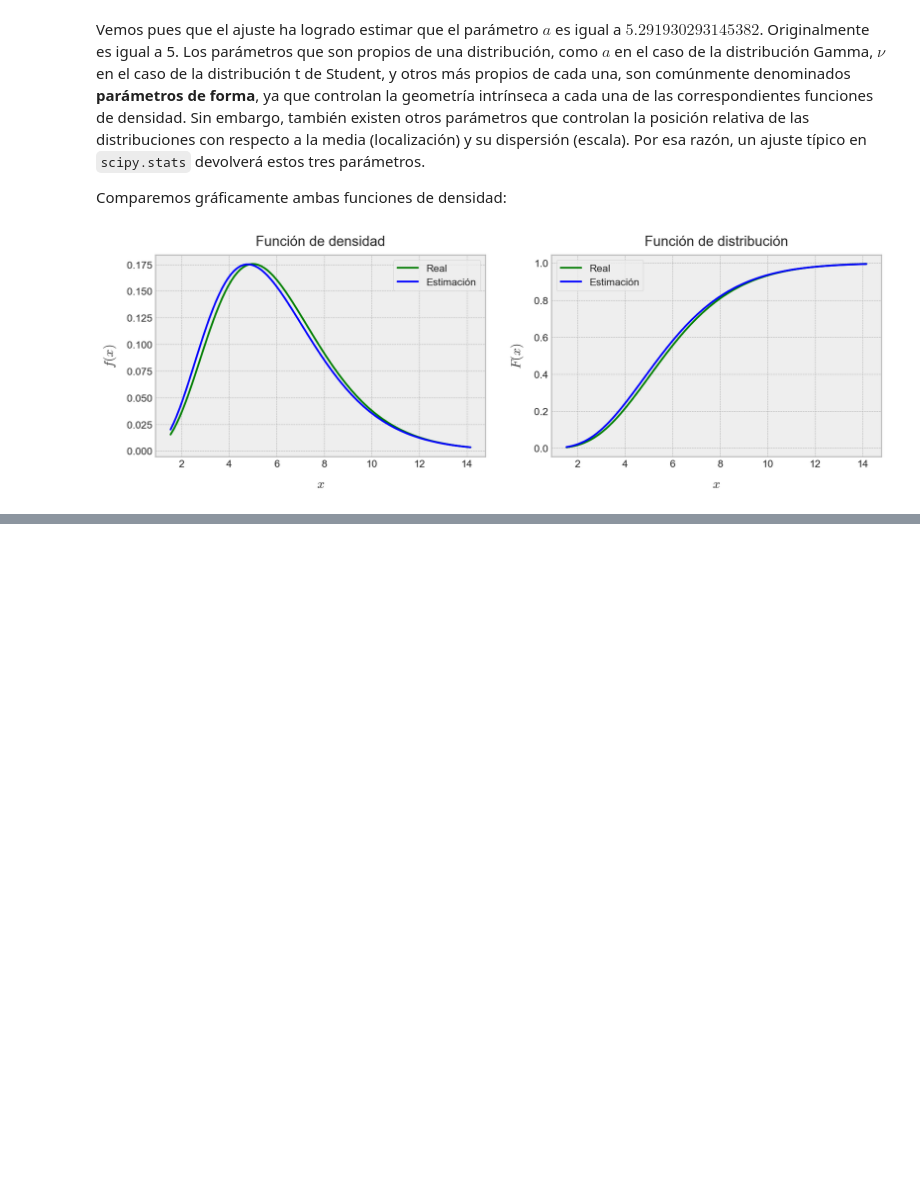
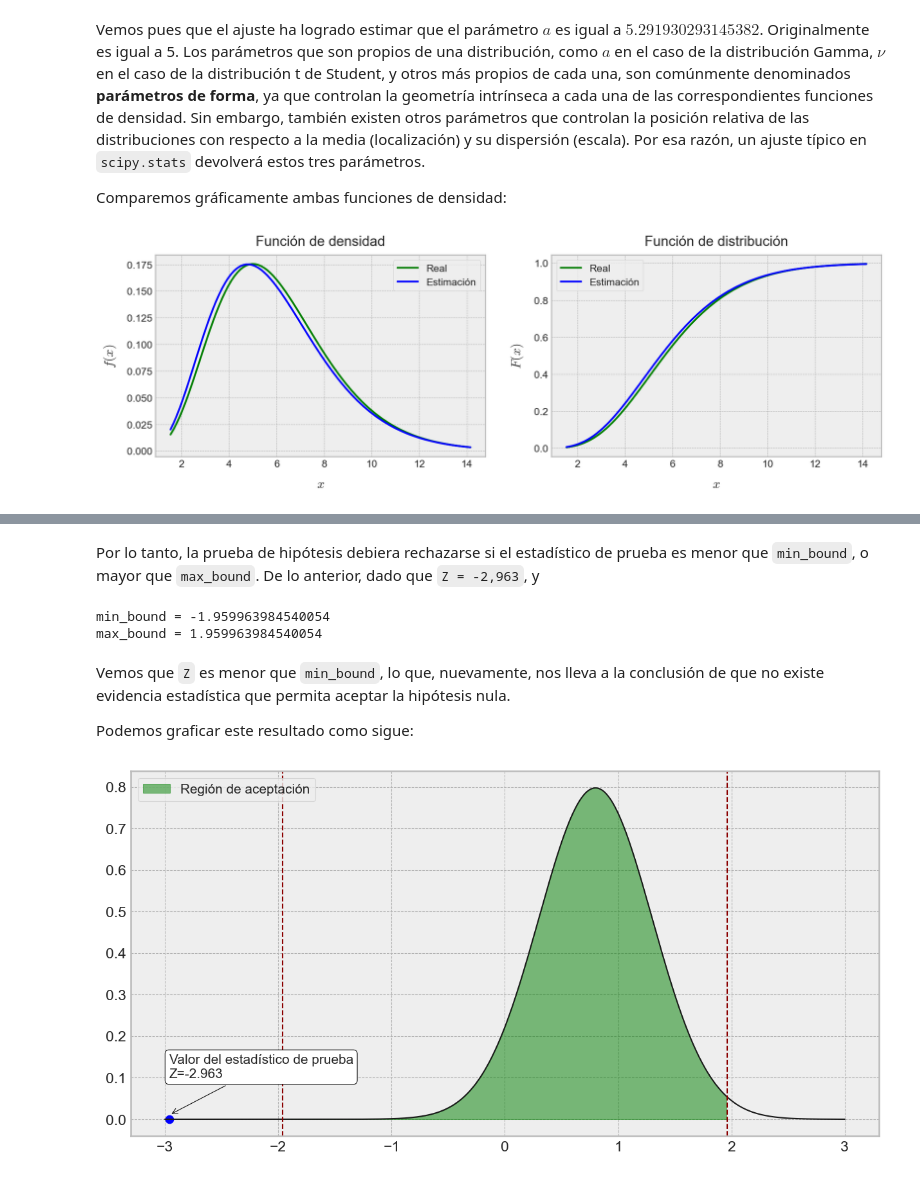
Before and after one commit to rquezadac/udd_data_analytics_lectures, a Jupyter notebook: seccion_04_scipy/clase_4_1.ipynb, the cells around one changed output, grey strips where cells are left out. Cells and saved outputs as stored; diff of their text form; code cells hidden in the pictures; blank space fills up the shorter version.

```diff
--- a/seccion_04_scipy/clase_4_1.ipynb
+++ b/seccion_04_scipy/clase_4_1.ipynb
@@ -358,0 +413,7 @@ Vemos que hemos logrado un ajuste bastante decente. Aunque por supuesto, el ejer
+# %%
+# Definimos la variable aleatoria que se corresponde con la población.
+X = stats.norm(loc=mu, scale=sigma)
+# %%
+# Extraemos las muestras de esta población.
+n = 100 # Número de muestras.
+X_samp = X.rvs(n) # Arreglo con las muestras extraídas.
@@ -358,0 +422,3 @@ Vemos que hemos logrado un ajuste bastante decente. Aunque por supuesto, el ejer
+# %%
+# Calculamos el estadístico de prueba.
+Z = (X_samp.mean() - mu0) / (sigma / np.sqrt(n))
@@ -358,0 +447,38 @@ Vemos que hemos logrado un ajuste bastante decente. Aunque por supuesto, el ejer
+# %%
+min_bound = -stats.norm().ppf(1-0.05/2)
+max_bound = stats.norm().ppf(1-0.05/2)
+# %% [markdown]
+Por lo tanto, la prueba de hipótesis debiera rechazarse si el estadístico de prueba es menor que `min_bound`, o mayor que `max_bound`. De lo anterior, dado que `Z = -2,963`, y
+# %%
+print(f"min_bound = {min_bound}")
+print(f"max_bound = {max_bound}")
+# %% [output]
+min_bound = -1.959963984540054
+max_bound = 1.959963984540054
+# %% [markdown]
+Vemos que `Z` es menor que `min_bound`, lo que, nuevamente, nos lleva a la conclusión de que no existe evidencia estadística que permita aceptar la hipótesis nula.
+
+Podemos graficar este resultado como sigue:
+# %%
+# Representación gráfica de nuestra prueba de hipótesis.
+fig, ax = plt.subplots(figsize=(10, 5))
+
+x = np.linspace(start=-3, stop=3, num=1000)
+X_samp = X.pdf(x)
+
+ax.plot(x, X_pdf, linewidth=1, color="k")
+ax.scatter(Z, X.pdf(Z), color="blue")
+ax.axvline(x=min_bound, linestyle="--", color="darkred", linewidth=1)
+ax.axvline(x=max_bound, linestyle="--", color="darkred", linewidth=1)
+ax.fill_between(
+    x=x, y1=X_pdf, where=(x >= min_bound) & (x <= max_bound),
+    color="green", alpha=0.5, label="Región de aceptación"
+)
+ax.legend(loc="upper left", fontsize=10)
+ax.annotate(
+    text=f"Valor del estadístico de prueba\nZ=-2.963", xy=(Z, 0.01), xytext=(Z, 0.1),
+    size=10, arrowprops=dict(color="black", arrowstyle="->"),
+    bbox=dict(boxstyle="round", alpha=1, color="white", ec="black")
+);
+# %% [output]
+[figure, added]
```
Also changed, not shown: parts of 7 cells of this notebook.
